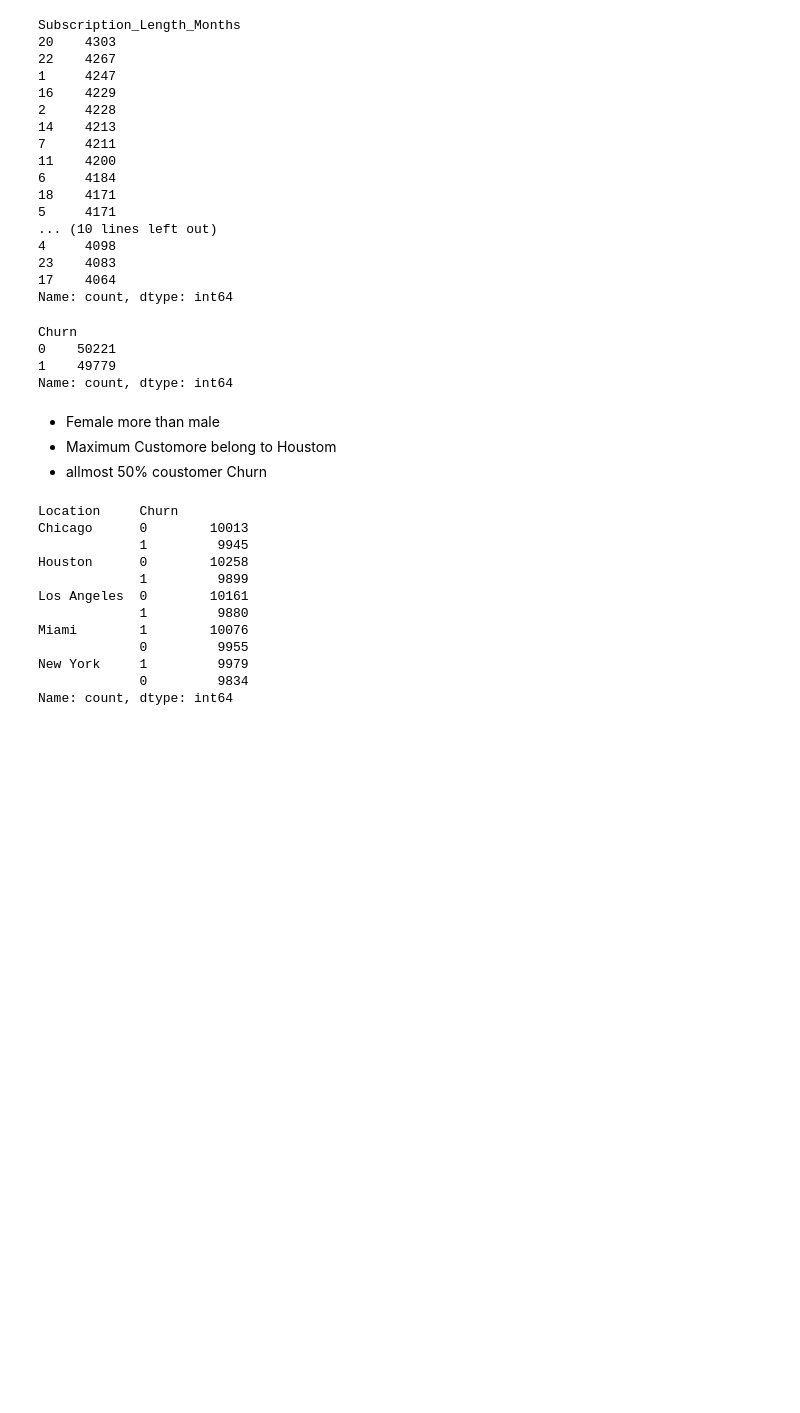
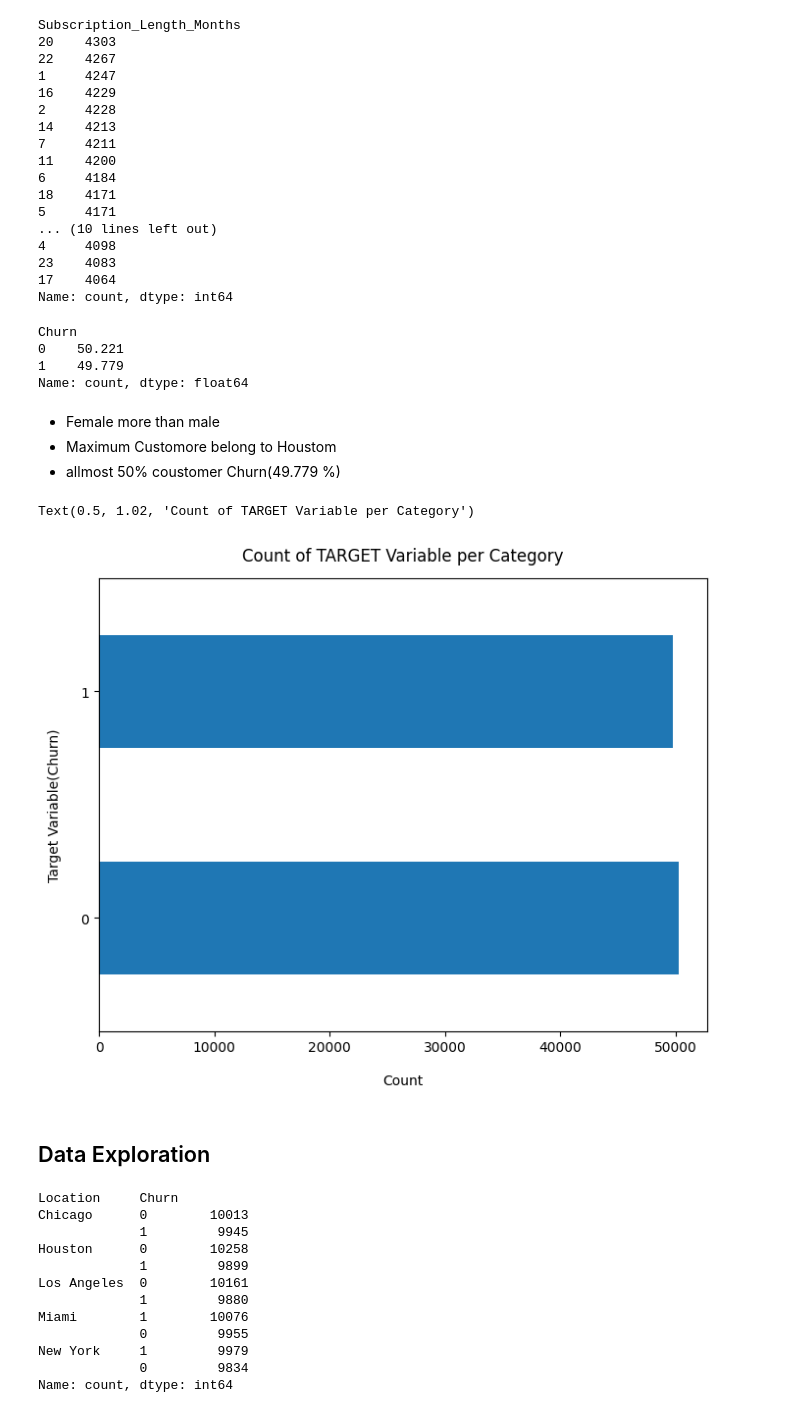
Before and after one commit to shyanukant/churnpredict, a Jupyter notebook: model/notebook.ipynb, the cells around one changed output. Cells and saved outputs as stored; diff of their text form; code cells hidden in the pictures; blank space fills up the shorter version.

```diff
--- a/model/notebook.ipynb
+++ b/model/notebook.ipynb
@@ -124,17 +140,28 @@ Subscription_Length_Months
 23    4083
 17    4064
 Name: count, dtype: int64
-# %%
-df['Churn'].value_counts()
-# %% [output]
-Churn
-0    50221
-1    49779
-Name: count, dtype: int64
+# %%
+100*df['Churn'].value_counts()/len(df['Churn'])
+# %% [output]
+Churn
+0    50.221
+1    49.779
+Name: count, dtype: float64
 # %% [markdown]
 * Female more than male
 * Maximum Customore belong to Houstom
-* allmost 50% coustomer Churn
+* allmost 50% coustomer Churn(49.779 %)
+# %%
+# visual of churn variable
+df['Churn'].value_counts().plot(kind='barh', figsize=(8, 6))
+plt.xlabel("Count", labelpad=14)
+plt.ylabel("Target Variable(Churn)", labelpad=14)
+plt.title("Count of TARGET Variable per Category", y=1.02)
+# %% [output]
+Text(0.5, 1.02, 'Count of TARGET Variable per Category')
+[figure, added]
+# %% [markdown]
+## Data Exploration
 # %%
 # Group by Churn and calculate values of Location within each group
 grouped_data = df.groupby('Location')['Churn'].value_counts()
```
Also changed, not shown: parts of 47 cells of this notebook, 4 other files.
